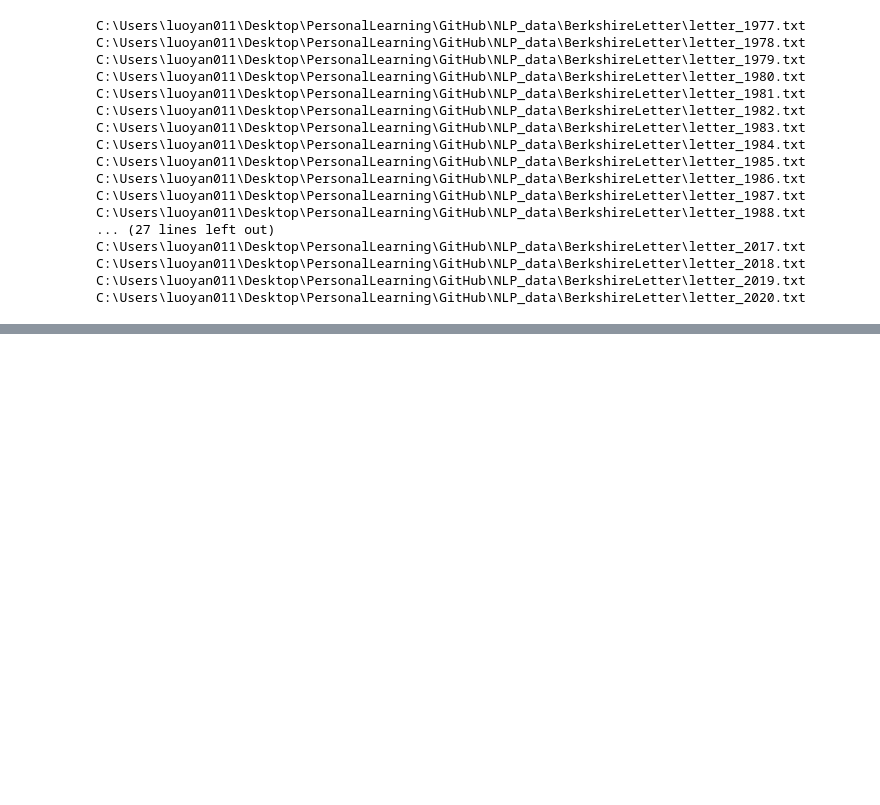
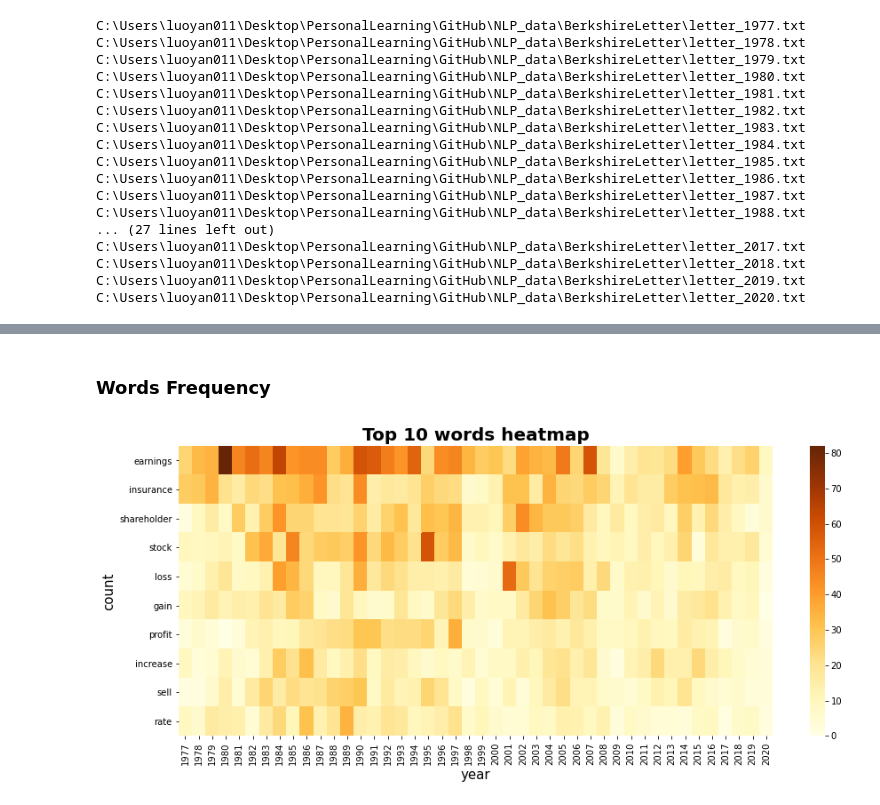
Before and after one commit to jinfeijoy/NLP, a Jupyter notebook: kaggle_article_analysis/Notebook/document_similarity.ipynb, the cells around one changed output, grey strips where cells are left out. Saved outputs shown, nothing was run; the diff lists cells and outputs as text; code cells hidden in the pictures; blank space fills up the shorter version.

```diff
--- a/kaggle_article_analysis/Notebook/document_similarity.ipynb
+++ b/kaggle_article_analysis/Notebook/document_similarity.ipynb
@@ -59,0 +177,15 @@ C:\Users\luoyan011\Desktop\PersonalLearning\GitHub\NLP_data\BerkshireLetter\lett
+# %% [markdown]
+### Words Frequency
+# %%
+dictionary = DocVector.generate_corpus_dict(processed_letter_df['tokens'].to_list(), no_below =1,
+                                            no_above = 1, keep_n = 100000)
+bow_corpus = DocVector.create_document_vector(processed_letter_df['tokens'].to_list(), dictionary)
+my_df = DocVector.get_vocab_matrix(bow_corpus, dictionary)
+# %%
+test = my_df[top_10_freq_words]
+test.index = yearid
+test = test.T
+# %%
+snsplt.plot_heatmap(test, x='year', y='count', title = 'Top 10 words heatmap')
+# %% [output]
+[figure, added]
```
Also changed, not shown: parts of 14 cells of this notebook, 1 other file.
